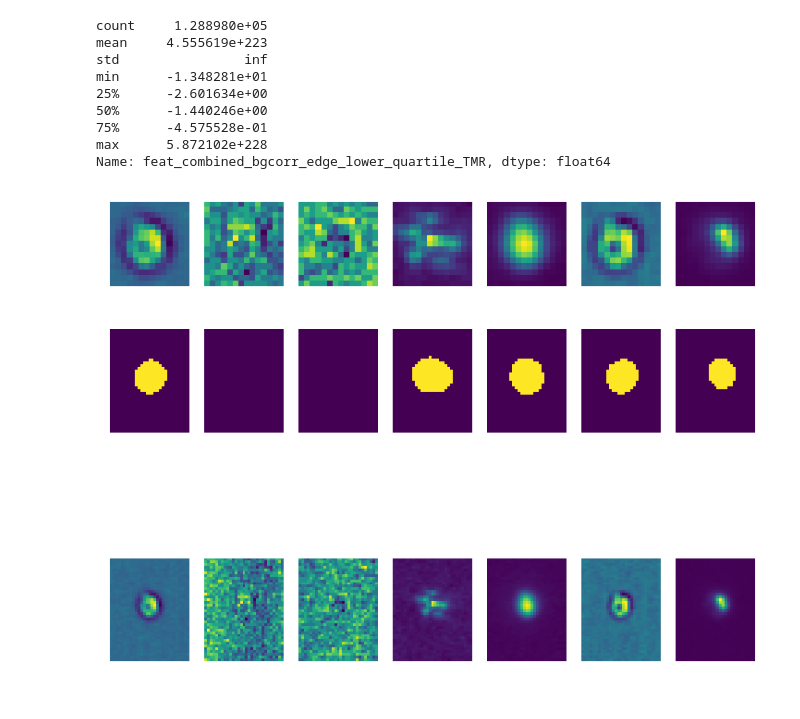
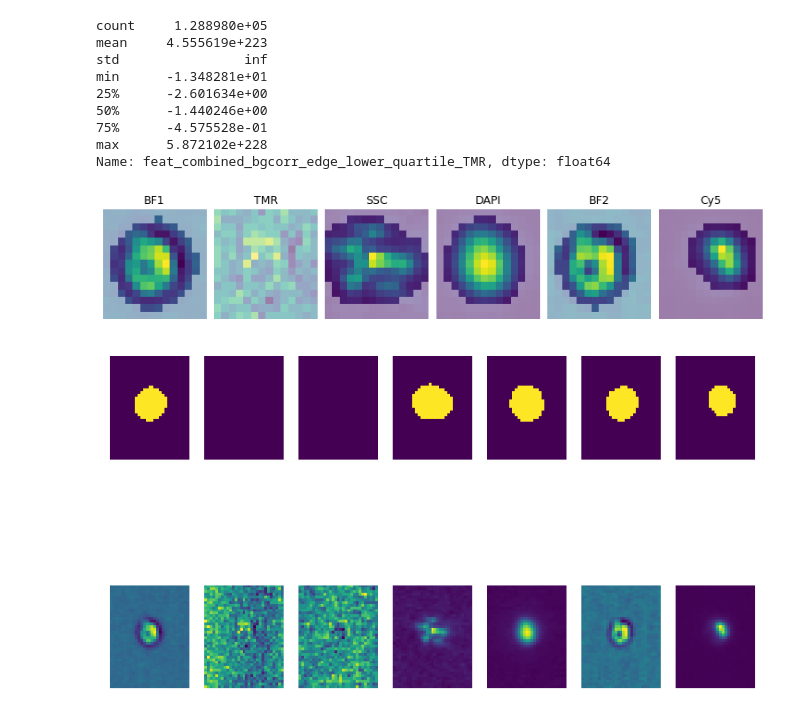
Before and after one commit to harel-coffee/SCIP-use-case-workflows-auto, a Jupyter notebook: notebooks/QC/ehv_quality_control.ipynb, the cells around one changed output. Drawn from its saved outputs; the diff is of its cells as text; code cells hidden in the pictures.

Commit message:
Update visualization of cells + DAPI qc + dim red

```diff
--- a/notebooks/QC/ehv_quality_control.ipynb
+++ b/notebooks/QC/ehv_quality_control.ipynb
@@ -331,9 +338,9 @@ max      5.872102e+228
 Name: feat_combined_bgcorr_edge_lower_quartile_TMR, dtype: float64
 # %%
 sel1 = df["feat_combined_bgcorr_edge_lower_quartile_TMR"] > 1e6
-plot_gate_zarr_channels(sel1, df)
+plot_gate_zarr_channels([sel1], df, channel_ind=[0,1,3,4,5,6], channel_names=["BF1", "TMR", "SSC", "DAPI", "BF2", "Cy5"])
 # %% [output]
-[figure, old version]
+[figure, new version]
 # %%
 r = plot_scip_segmentation(df[sel1].iloc[0])
 # %% [output]
```
Also changed, not shown: parts of 27 cells of this notebook, 3 other files.
